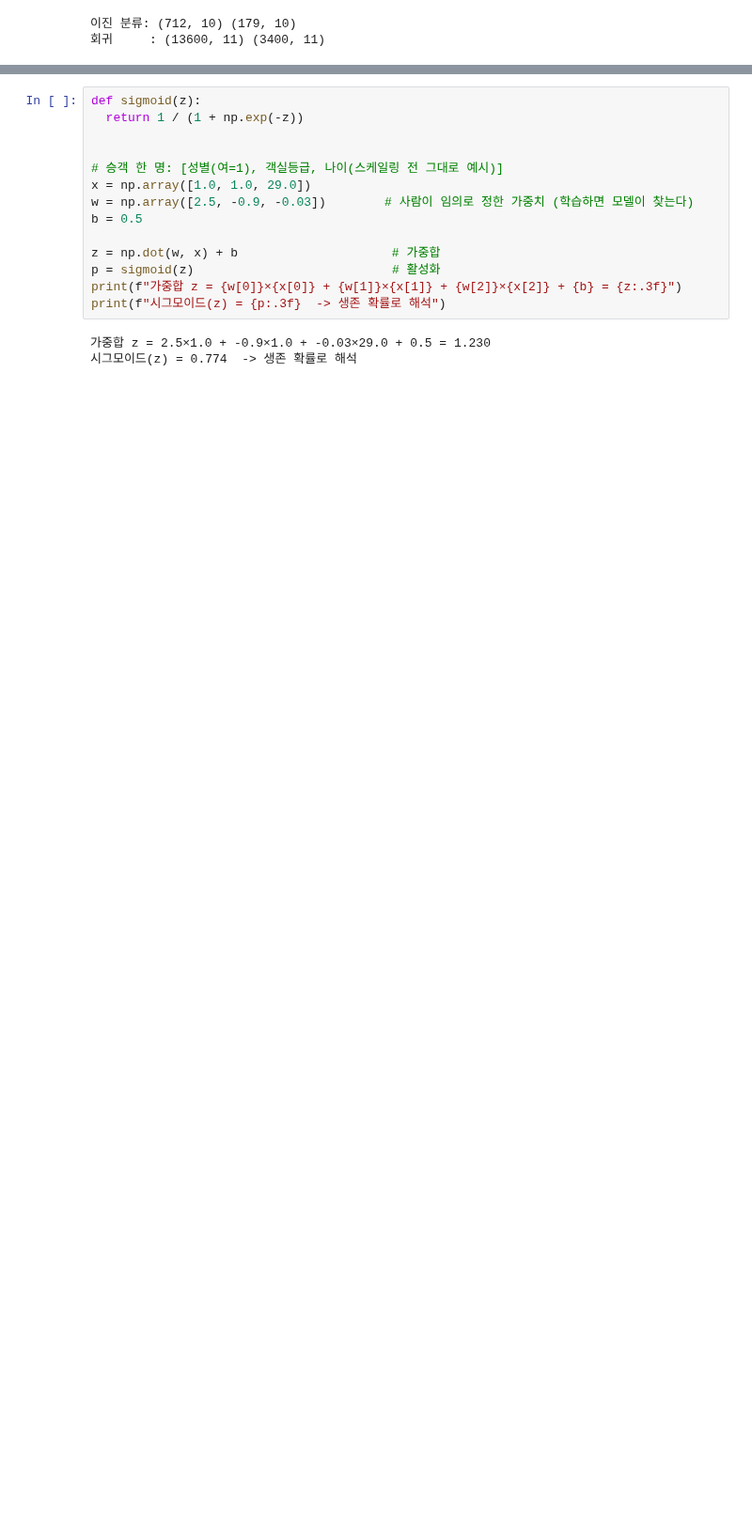
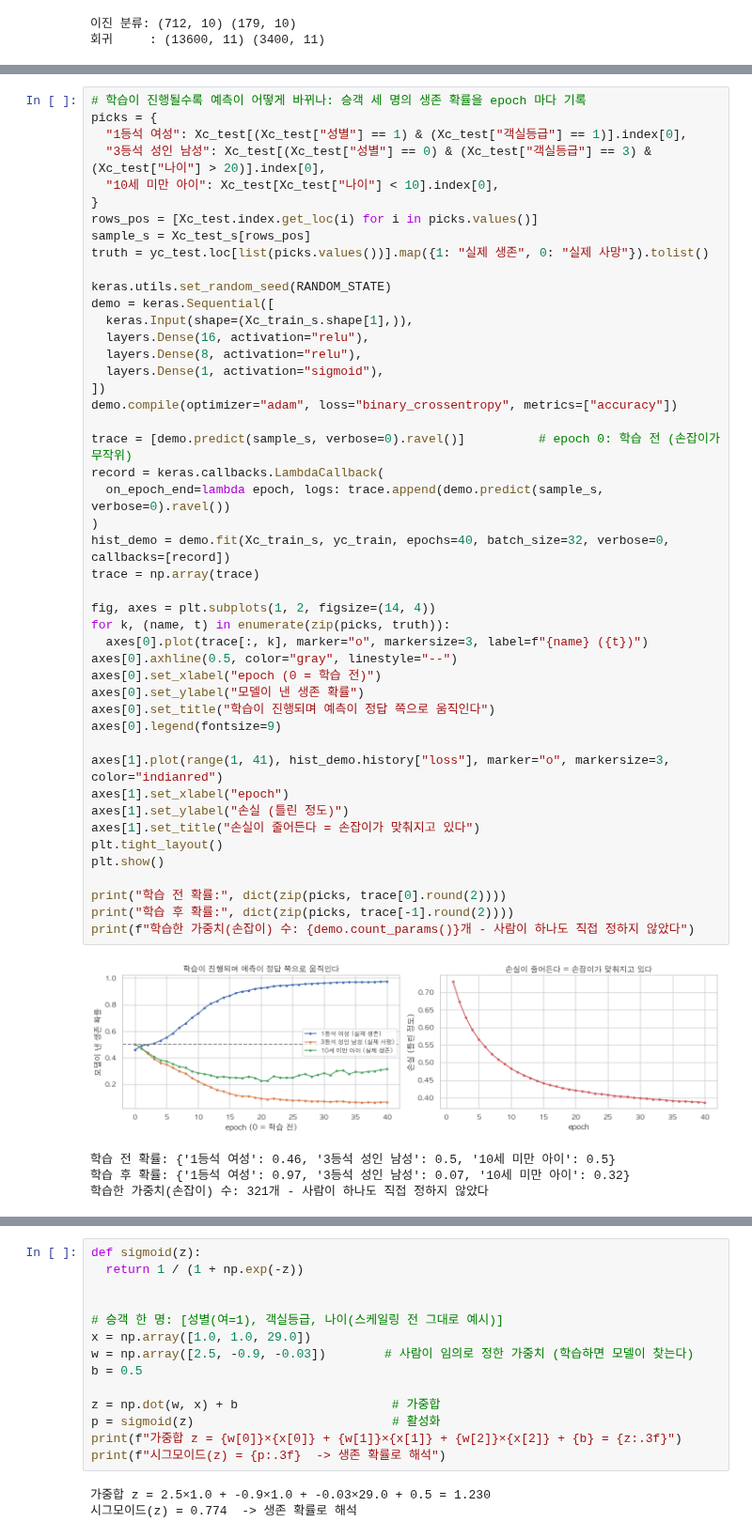
Before and after one commit to icesnake72/aice, a Jupyter notebook: aice_course/07_인공신경망_딥러닝.ipynb, the cells around one changed output, grey strips where cells are left out. Shown at 94% size. Cells and saved outputs as stored; diff of their text form; blank space fills up the shorter version.

```diff
--- a/aice_course/07_인공신경망_딥러닝.ipynb
+++ b/aice_course/07_인공신경망_딥러닝.ipynb
@@ -198 +246,52 @@ print("회귀     :", Xr_train_s.shape, Xr_test_s.shape)
+# %%
+# 학습이 진행될수록 예측이 어떻게 바뀌나: 승객 세 명의 생존 확률을 epoch 마다 기록
+picks = {
+  "1등석 여성": Xc_test[(Xc_test["성별"] == 1) & (Xc_test["객실등급"] == 1)].index[0],
+  "3등석 성인 남성": Xc_test[(Xc_test["성별"] == 0) & (Xc_test["객실등급"] == 3) & (Xc_test["나이"] > 20)].index[0],
+  "10세 미만 아이": Xc_test[Xc_test["나이"] < 10].index[0],
+}
+rows_pos = [Xc_test.index.get_loc(i) for i in picks.values()]
+sample_s = Xc_test_s[rows_pos]
+truth = yc_test.loc[list(picks.values())].map({1: "실제 생존", 0: "실제 사망"}).tolist()
+
+keras.utils.set_random_seed(RANDOM_STATE)
+demo = keras.Sequential([
+  keras.Input(shape=(Xc_train_s.shape[1],)),
+  layers.Dense(16, activation="relu"),
+  layers.Dense(8, activation="relu"),
+  layers.Dense(1, activation="sigmoid"),
+])
+demo.compile(optimizer="adam", loss="binary_crossentropy", metrics=["accuracy"])
+
+trace = [demo.predict(sample_s, verbose=0).ravel()]          # epoch 0: 학습 전 (손잡이가 무작위)
+record = keras.callbacks.LambdaCallback(
+  on_epoch_end=lambda epoch, logs: trace.append(demo.predict(sample_s, verbose=0).ravel())
+)
+hist_demo = demo.fit(Xc_train_s, yc_train, epochs=40, batch_size=32, verbose=0, callbacks=[record])
+trace = np.array(trace)
+
+fig, axes = plt.subplots(1, 2, figsize=(14, 4))
+for k, (name, t) in enumerate(zip(picks, truth)):
+  axes[0].plot(trace[:, k], marker="o", markersize=3, label=f"{name} ({t})")
+axes[0].axhline(0.5, color="gray", linestyle="--")
+axes[0].set_xlabel("epoch (0 = 학습 전)")
+axes[0].set_ylabel("모델이 낸 생존 확률")
+axes[0].set_title("학습이 진행되며 예측이 정답 쪽으로 움직인다")
+axes[0].legend(fontsize=9)
+
+axes[1].plot(range(1, 41), hist_demo.history["loss"], marker="o", markersize=3, color="indianred")
+axes[1].set_xlabel("epoch")
+axes[1].set_ylabel("손실 (틀린 정도)")
+axes[1].set_title("손실이 줄어든다 = 손잡이가 맞춰지고 있다")
+plt.tight_layout()
+plt.show()
+
+print("학습 전 확률:", dict(zip(picks, trace[0].round(2))))
+print("학습 후 확률:", dict(zip(picks, trace[-1].round(2))))
+print(f"학습한 가중치(손잡이) 수: {demo.count_params()}개 - 사람이 하나도 직접 정하지 않았다")
+# %% [output]
+[figure, added]
+학습 전 확률: {'1등석 여성': 0.46, '3등석 성인 남성': 0.5, '10세 미만 아이': 0.5}
+학습 후 확률: {'1등석 여성': 0.97, '3등석 성인 남성': 0.07, '10세 미만 아이': 0.32}
+학습한 가중치(손잡이) 수: 321개 - 사람이 하나도 직접 정하지 않았다
 # %% [markdown]
```
Also changed, not shown: parts of 11 cells of this notebook, 3 other files.
